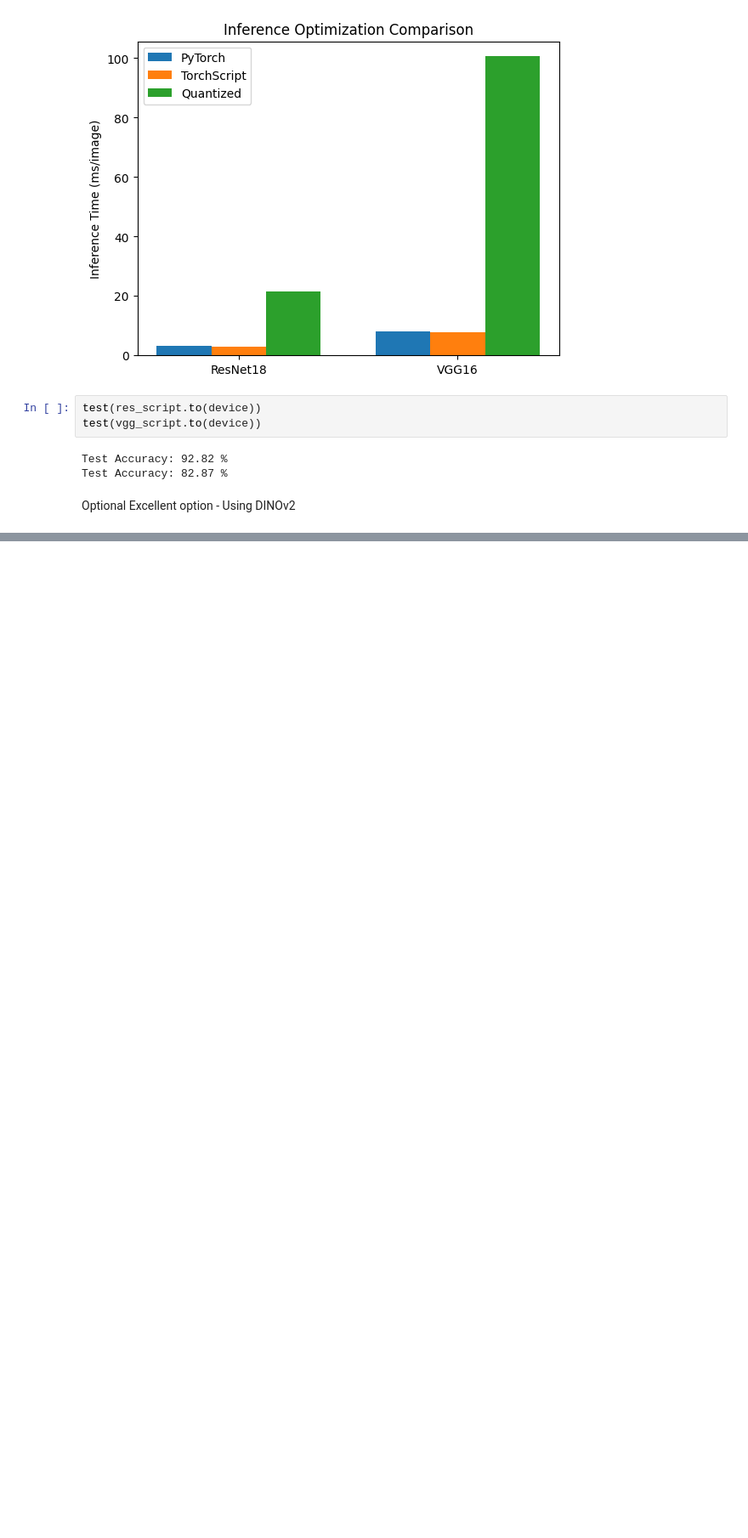
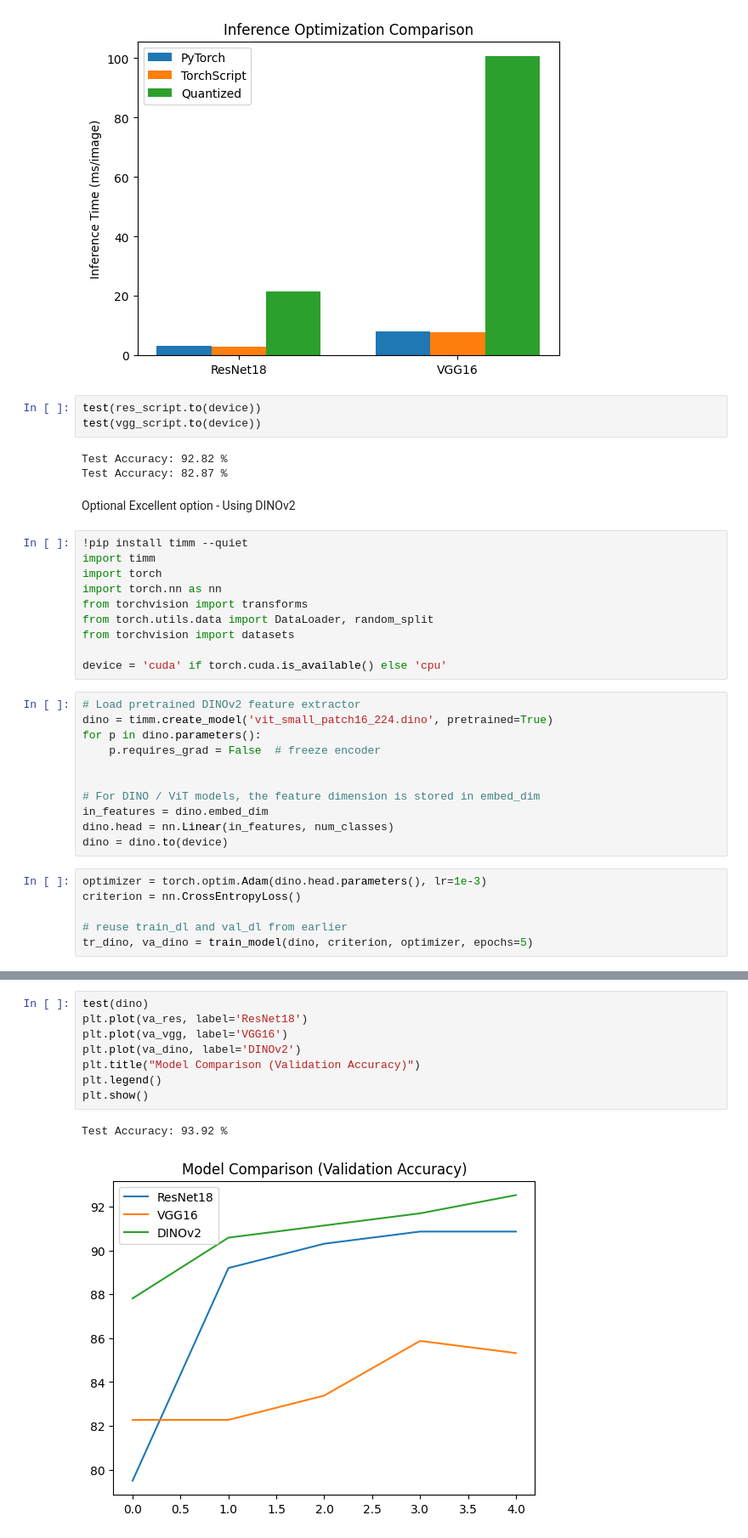
Before and after one commit to harshitxjangam/Imageclass_DL, a Jupyter notebook: notebooks/HW1_MusicInstrument_Classification.ipynb, the cells around one changed output, grey strips where cells are left out. Shown at 85% size. Cells and saved outputs as stored; diff of their text form; blank space fills up the shorter version.

Commit message:
Included Vision Language Model encoder

```diff
--- a/notebooks/HW1_MusicInstrument_Classification.ipynb
+++ b/notebooks/HW1_MusicInstrument_Classification.ipynb
@@ -291,3 +291,30 @@ Test Accuracy: 92.82 %
 Test Accuracy: 82.87 %
 # %% [markdown]
 Optional Excellent option - Using DINOv2
+# %%
+!pip install timm --quiet
+import timm
+import torch
+import torch.nn as nn
+from torchvision import transforms
+from torch.utils.data import DataLoader, random_split
+from torchvision import datasets
+
+device = 'cuda' if torch.cuda.is_available() else 'cpu'
+# %%
+# Load pretrained DINOv2 feature extractor
+dino = timm.create_model('vit_small_patch16_224.dino', pretrained=True)
+for p in dino.parameters():
+    p.requires_grad = False  # freeze encoder
+
+
+# For DINO / ViT models, the feature dimension is stored in embed_dim
+in_features = dino.embed_dim
+dino.head = nn.Linear(in_features, num_classes)
+dino = dino.to(device)
+# %%
+optimizer = torch.optim.Adam(dino.head.parameters(), lr=1e-3)
+criterion = nn.CrossEntropyLoss()
+
+# reuse train_dl and val_dl from earlier
+tr_dino, va_dino = train_model(dino, criterion, optimizer, epochs=5)
@@ -293,0 +327,11 @@ Optional Excellent option - Using DINOv2
+# %%
+test(dino)
+plt.plot(va_res, label='ResNet18')
+plt.plot(va_vgg, label='VGG16')
+plt.plot(va_dino, label='DINOv2')
+plt.title("Model Comparison (Validation Accuracy)")
+plt.legend()
+plt.show()
+# %% [output]
+Test Accuracy: 93.92 %
+[figure, added]
```
Also changed, not shown: parts of 1 cell of this notebook.
